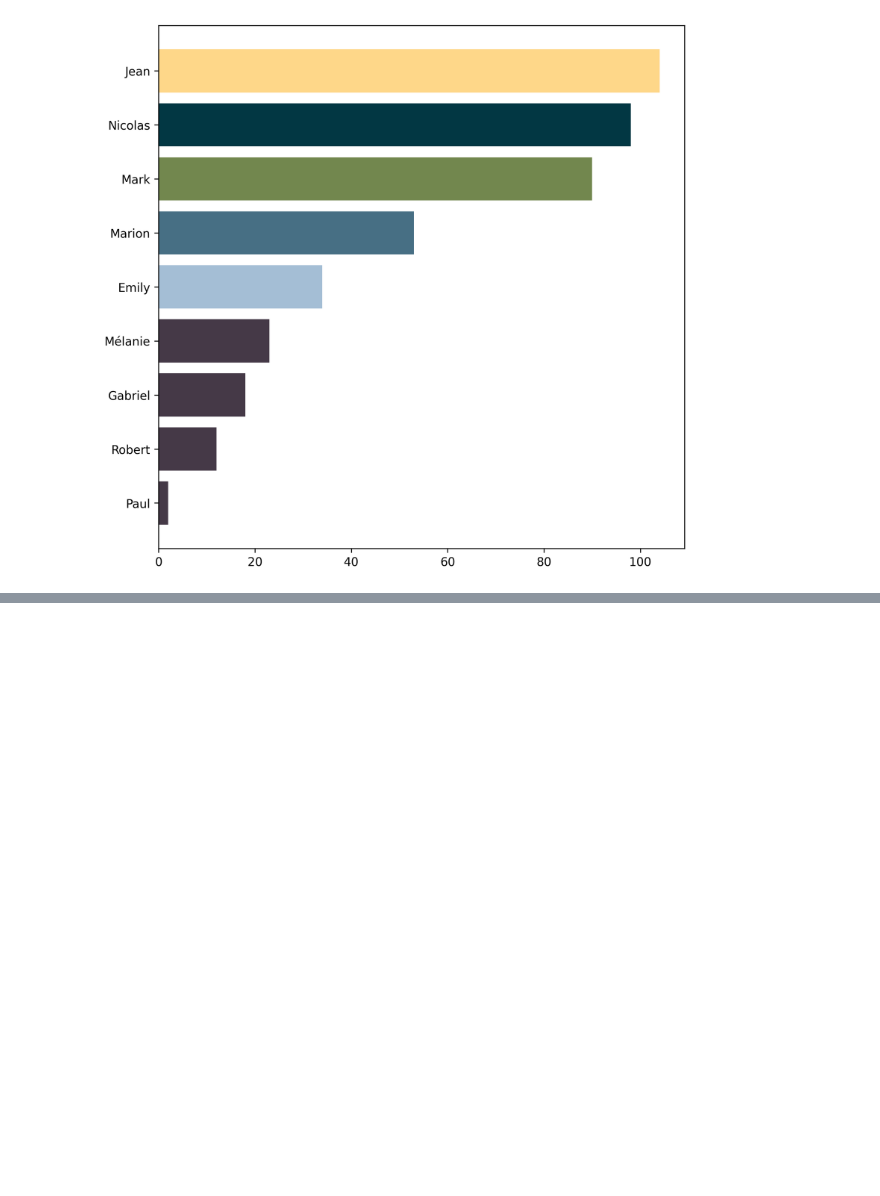
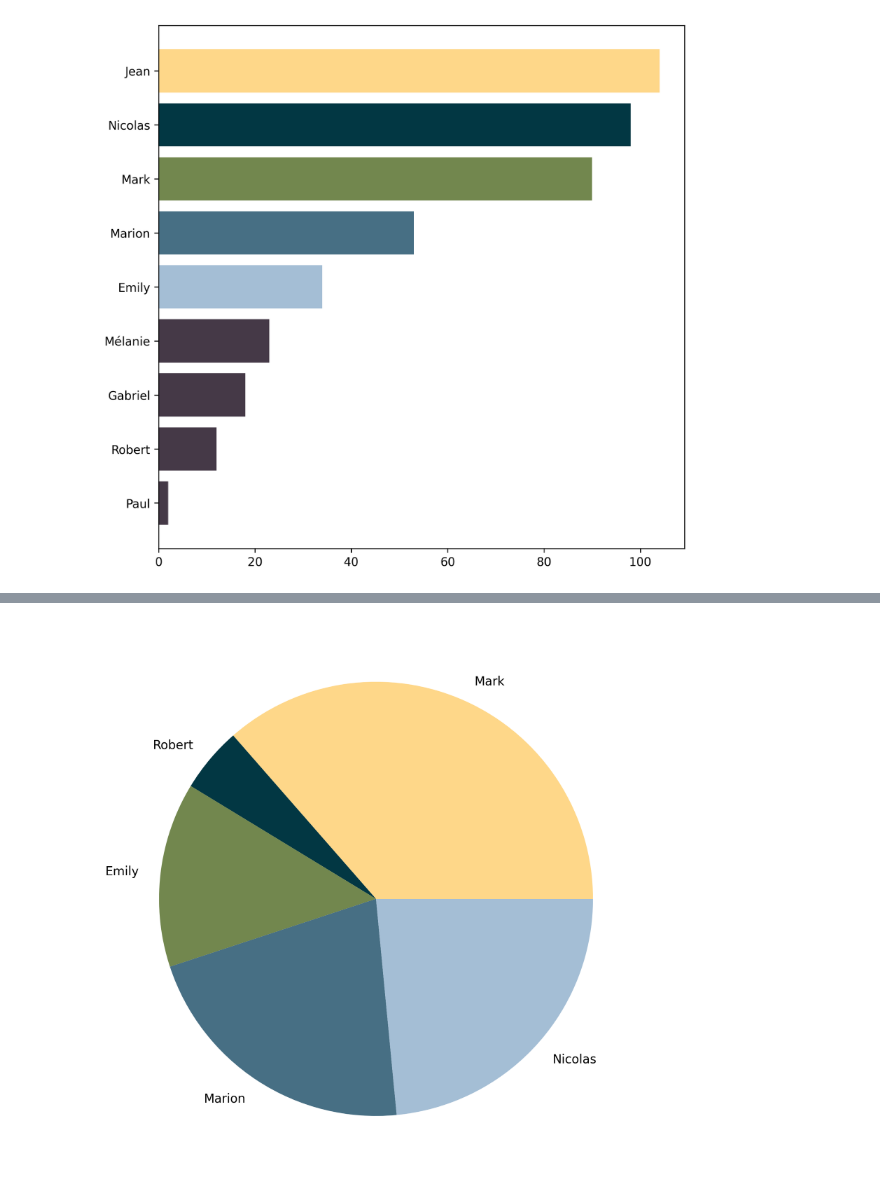
Before and after one commit to JosephBARBIERDARNAL/Sandbox, a Jupyter notebook: pypalettes/pypalettes.ipynb, the cells around one changed output, grey strips where cells are left out. Saved outputs shown, nothing was run; the diff lists cells and outputs as text; code cells hidden in the pictures; blank space fills up the shorter version.

Commit message:
add code for matplotlib

```diff
--- a/pypalettes/pypalettes.ipynb
+++ b/pypalettes/pypalettes.ipynb
@@ -60,0 +59,20 @@ plt.show()
+# %%
+# load libraries
+import pandas as pd
+import matplotlib.pyplot as plt
+from pypalettes import load_cmap
+
+df = pd.DataFrame({
+    "name": ["Mark", "Robert", "Emily", "Marion", "Nicolas"],
+    "value": [90, 12, 34, 53, 58]
+})
+
+# create a color palette
+cmap = load_cmap('Acadia')
+
+# create a bar plot
+fig, ax = plt.subplots(figsize=(11,8), dpi=300)
+ax.pie(df["value"], labels=df["name"], colors=[cmap(i) for i in range(len(df))])
+plt.show()
+# %% [output]
+[figure, added]
```
Also changed, not shown: parts of 3 cells of this notebook.
